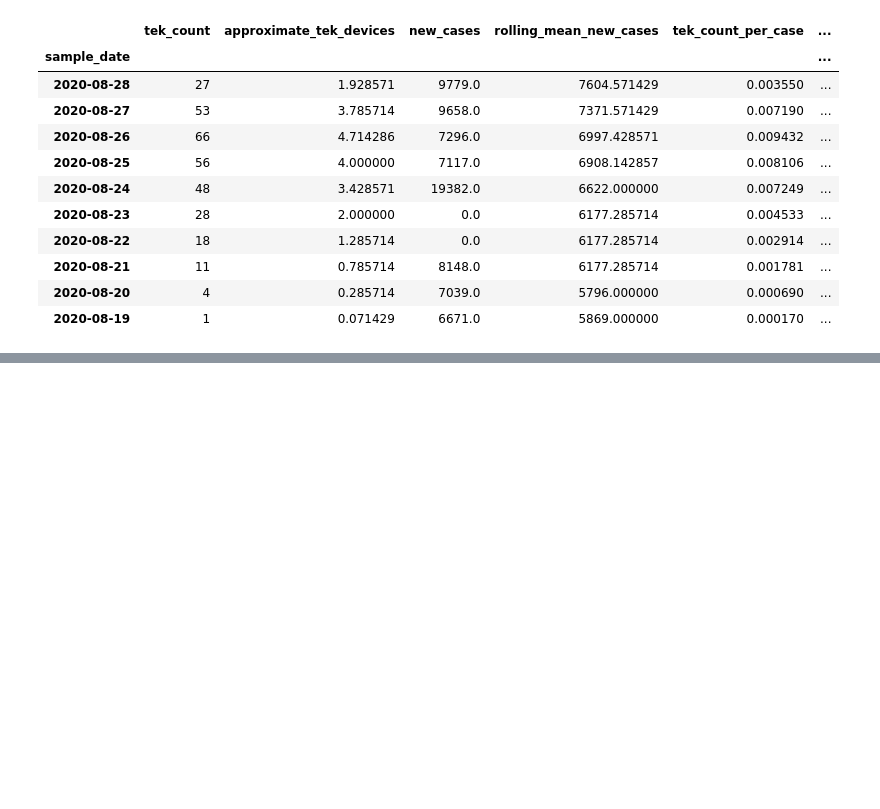
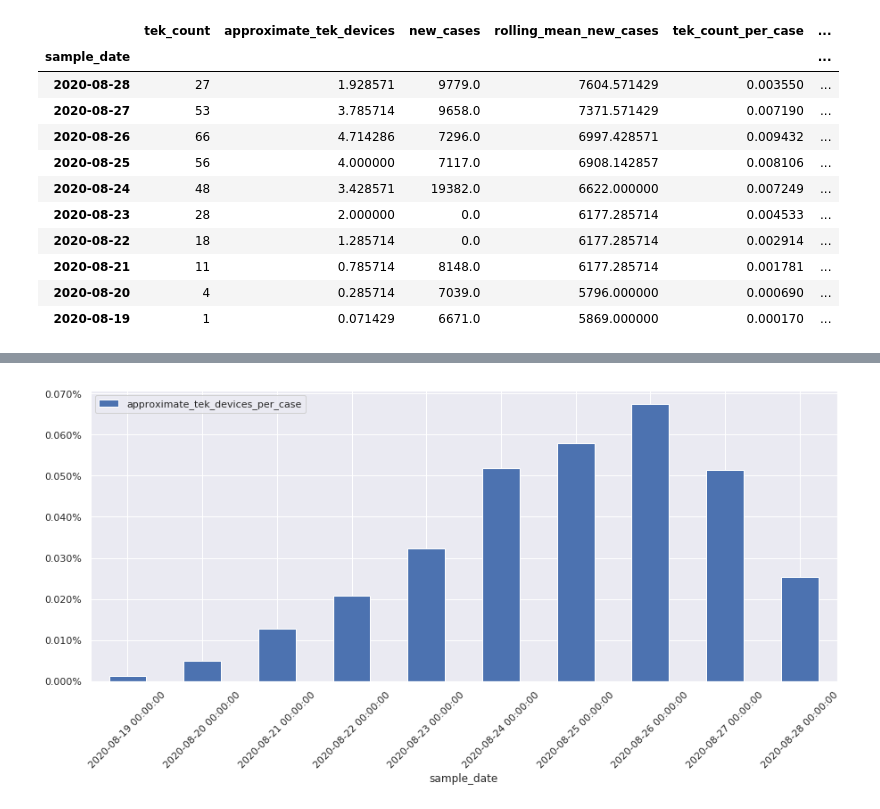
Before and after one commit to luis-sanfelices/RadarCOVID-Report, a Jupyter notebook: Notebooks/RadarCOVID-Report-2020-08-29.ipynb, the cells around one changed output, grey strips where cells are left out. Saved outputs shown, nothing was run; the diff lists cells and outputs as text; code cells hidden in the pictures; blank space fills up the shorter version.

```diff
--- a/Notebooks/RadarCOVID-Report-2020-08-29.ipynb
+++ b/Notebooks/RadarCOVID-Report-2020-08-29.ipynb
@@ -139,0 +142,9 @@ exposure_keys_summary_df[["rolling_mean_new_cases"]].plot()
+# %%
+import matplotlib.ticker as mtick
+
+ax = exposure_keys_summary_df[
+    ["approximate_tek_devices_per_case"]].sort_index(ascending=True).plot.bar(
+    rot=45, figsize=(15, 6))
+ax.yaxis.set_major_formatter(mtick.PercentFormatter(1.0))
+# %% [output]
+[figure, added]
```
Also changed, not shown: parts of 4 cells of this notebook.
